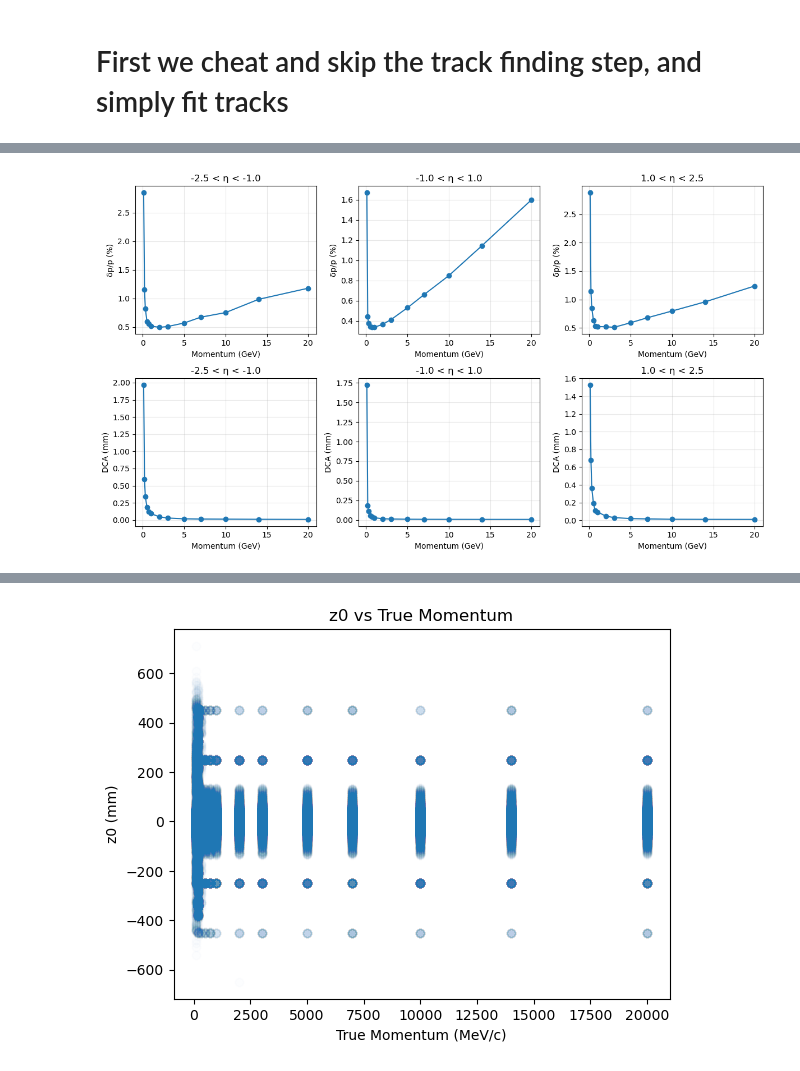
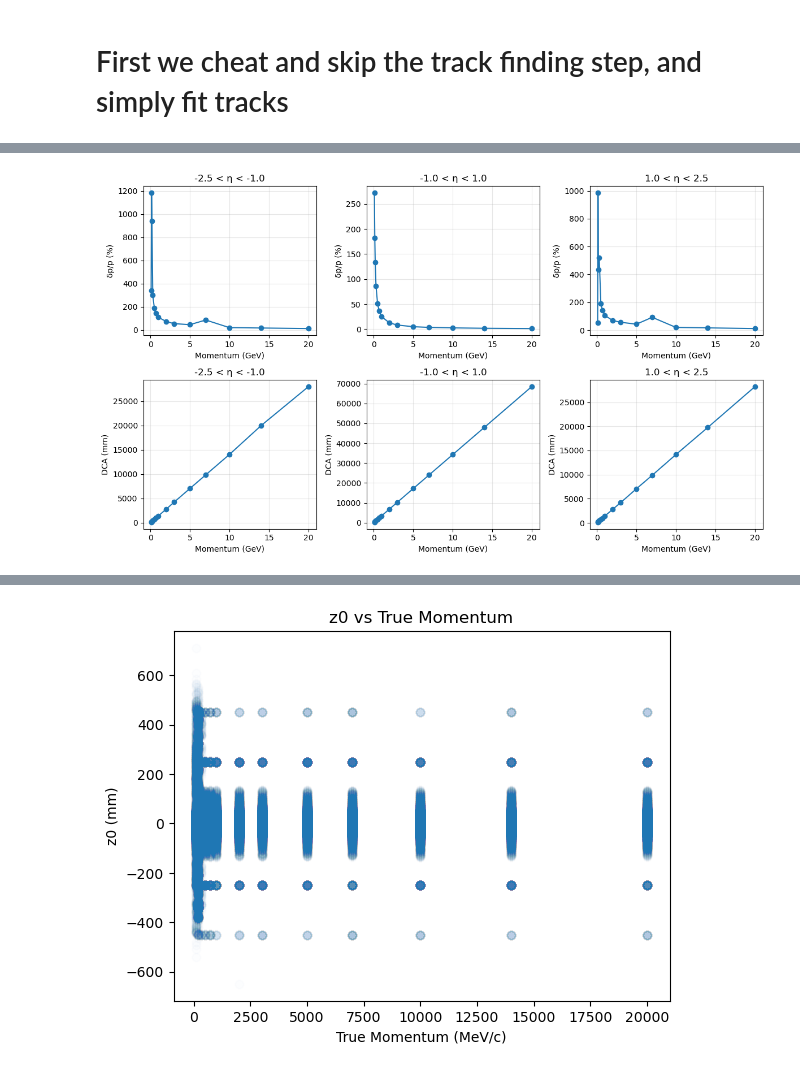
Before and after one commit to P4GAN/B8_Project, a Jupyter notebook: Analysis/track_analysis.ipynb, the cells around one changed output, grey strips where cells are left out. Cells and saved outputs as stored; diff of their text form; code cells hidden in the pictures.

```diff
--- a/Analysis/track_analysis.ipynb
+++ b/Analysis/track_analysis.ipynb
@@ -163,8 +271,8 @@ eta_bins = [
 ]
 
 for i, (eta_lo, eta_hi) in enumerate(eta_bins):
-    df_eta = df[(df["Pseudorapidity"] >= eta_lo) &
-                (df["Pseudorapidity"] < eta_hi)]
+    df_eta = df2[(df2["Pseudorapidity"] >= eta_lo) &
+                (df2["Pseudorapidity"] < eta_hi)]
 
     momentum_points = sorted(df_eta["True Momentum (MeV/c)"].unique())
 
@@ -177,36 +285,39 @@ for i, (eta_lo, eta_hi) in enumerate(eta_bins):
         p_GeV.append(p / 1000)
 
         pT_residual = (subset["Fitted Transverse Momentum (MeV/c)"] - subset["True Transverse Momentum (MeV/c)"]) / subset["True Transverse Momentum (MeV/c)"]
         sigma_guess = (np.percentile(pT_residual, 84) - np.percentile(pT_residual, 16)) / 2
 
         counts, edges = np.histogram(pT_residual, bins=50, range=(-sigma_guess * 2, sigma_guess * 2))
         mids = (edges[:-1] + edges[1:]) / 2
 
-        popt, _ = curve_fit(gaussian, mids, counts, p0=[max(counts), 0, sigma_guess])
-        sigma_delta_pT.append(abs(popt[2]))
+        try:
+            popt, _ = curve_fit(gaussian, mids, counts, p0=[max(counts), 0, sigma_guess])
+            sigma_delta_pT.append(abs(popt[2]))
+        except:
+            sigma_delta_pT.append(sigma_guess)
 
         mean_DCA.append(subset["DCA (mm)"].mean())
 
 
     axes[0, i].plot(p_GeV, np.array(sigma_delta_pT) * 100, marker="o")
 
     axes[0, i].set_title(f"{eta_lo} < η < {eta_hi}")
     axes[0, i].set_xlabel("Momentum (GeV)")
     axes[0, i].set_ylabel("δp/p (%)")
     axes[0, i].grid(alpha=0.3)
 
     axes[1, i].plot(p_GeV, mean_DCA, marker="o")
 
     axes[1, i].set_title(f"{eta_lo} < η < {eta_hi}")
     axes[1, i].set_xlabel("Momentum (GeV)")
     axes[1, i].set_ylabel("DCA (mm)")
     axes[1, i].grid(alpha=0.3)
 
 
 plt.tight_layout()
 plt.show()
 # %% [output]
-[figure, old version]
+[figure, new version]
 # %%
 fig, axes = plt.subplots(2, 3, figsize=(12, 7))
 
```
Also changed, not shown: parts of 12 cells of this notebook, 39 other files.
